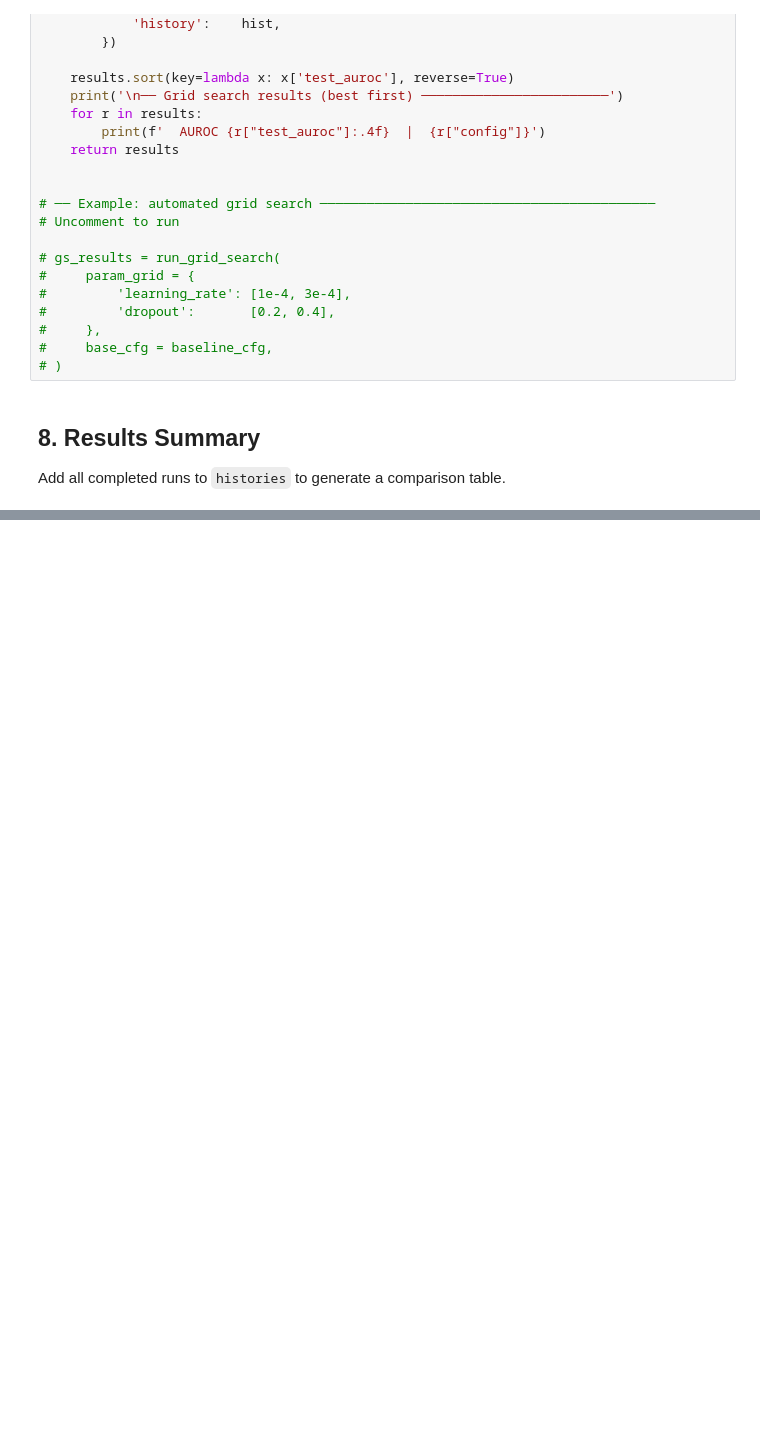
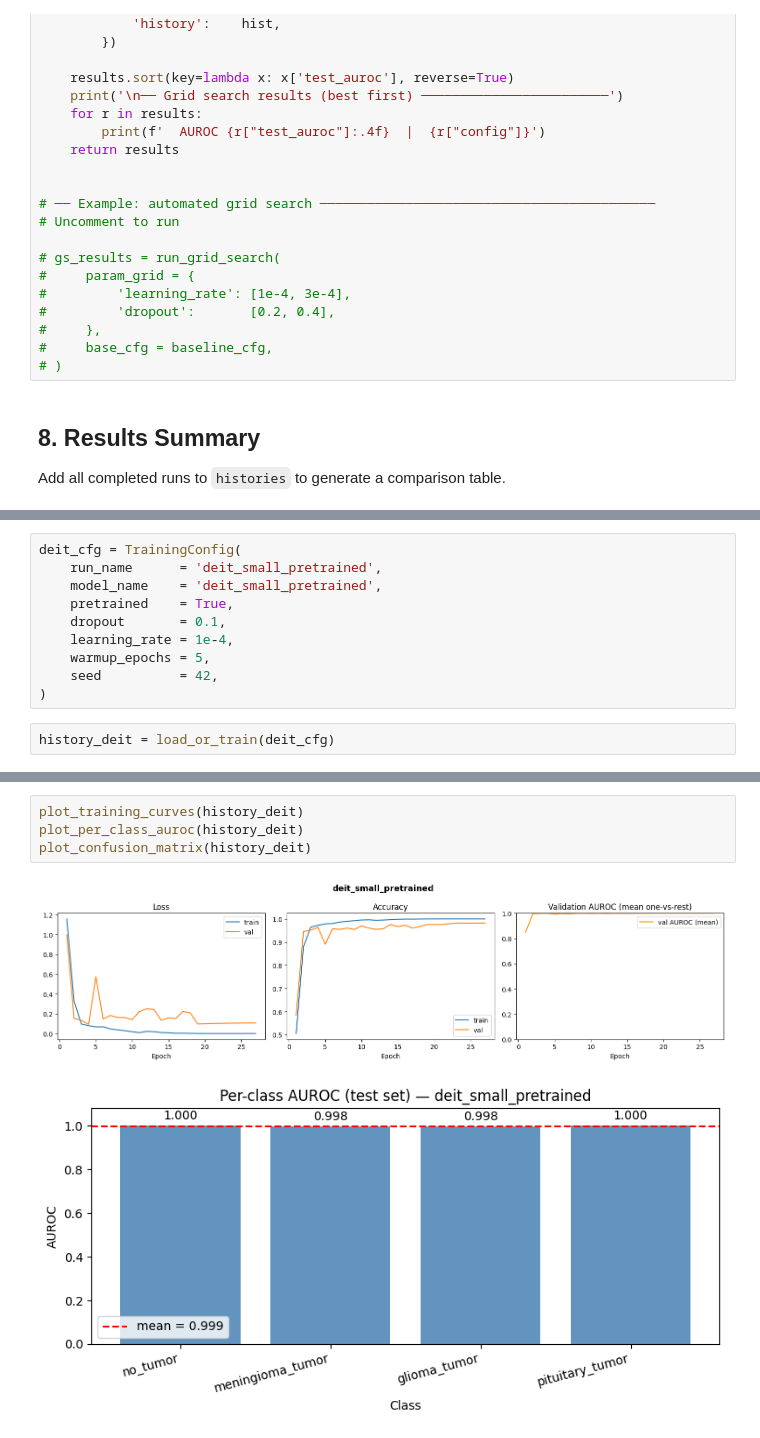
Before and after one commit to Fabbuch/aml2026-group-09, a Jupyter notebook: training_pipeline.ipynb, the cells around one changed output, grey strips where cells are left out. Drawn from its saved outputs; the diff is of its cells as text; blank space fills up the shorter version.

```diff
--- a/training_pipeline.ipynb
+++ b/training_pipeline.ipynb
@@ -979,0 +996,12 @@ plot_model_comparison([history_cnn, history_rope_vit, history_pope_vit])
+# %%
+deit_cfg = TrainingConfig(
+    run_name      = 'deit_small_pretrained',
+    model_name    = 'deit_small_pretrained',
+    pretrained    = True,
+    dropout       = 0.1,
+    learning_rate = 1e-4,
+    warmup_epochs = 5,
+    seed          = 42,
+)
+# %%
+history_deit = load_or_train(deit_cfg)
@@ -979,0 +1040,7 @@ plot_model_comparison([history_cnn, history_rope_vit, history_pope_vit])
+# %%
+plot_training_curves(history_deit)
+plot_per_class_auroc(history_deit)
+plot_confusion_matrix(history_deit)
+# %% [output]
+[figure, added]
+[figure, added]
```
Also changed, not shown: parts of 15 cells of this notebook, 9 other files.
